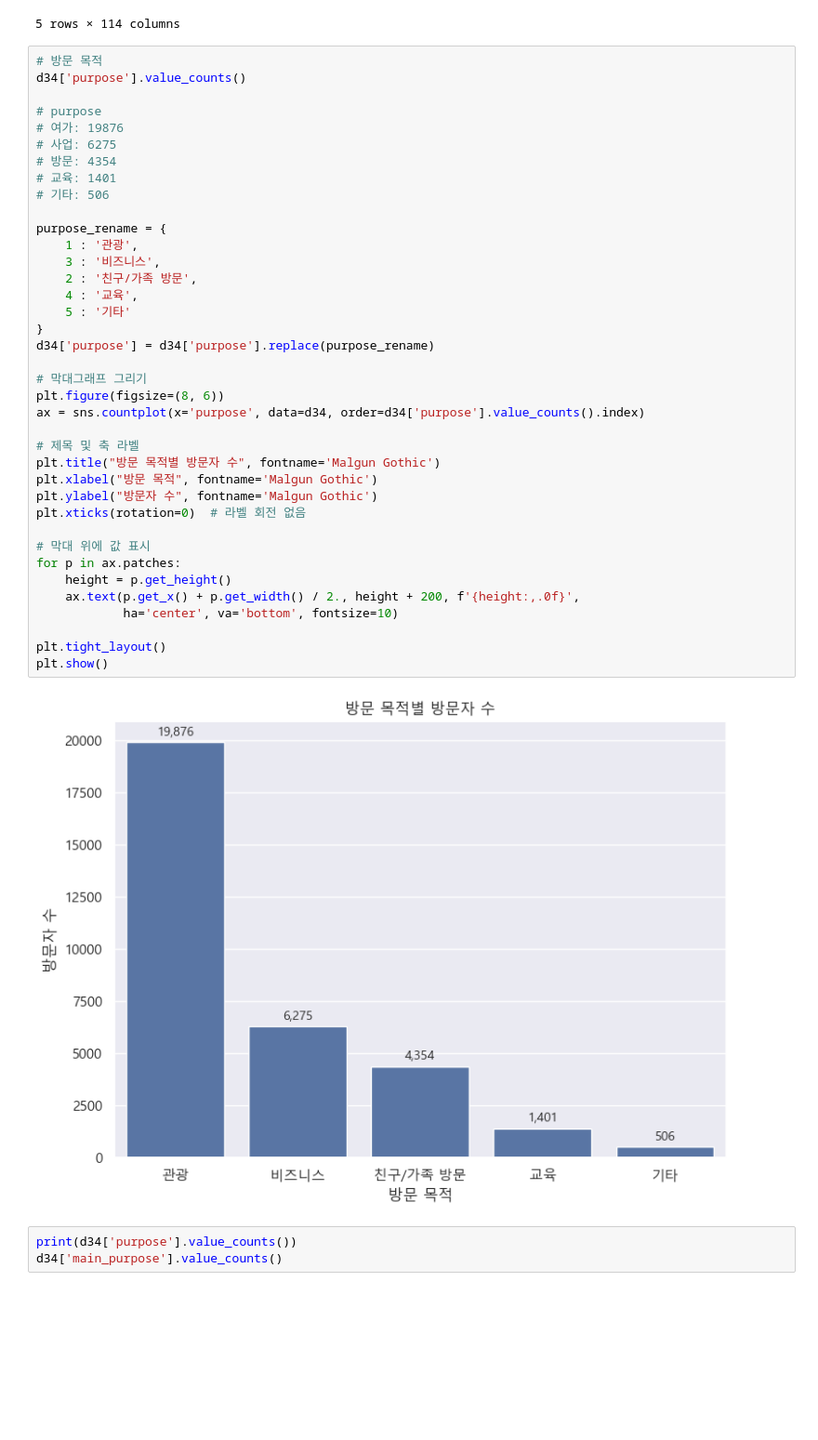
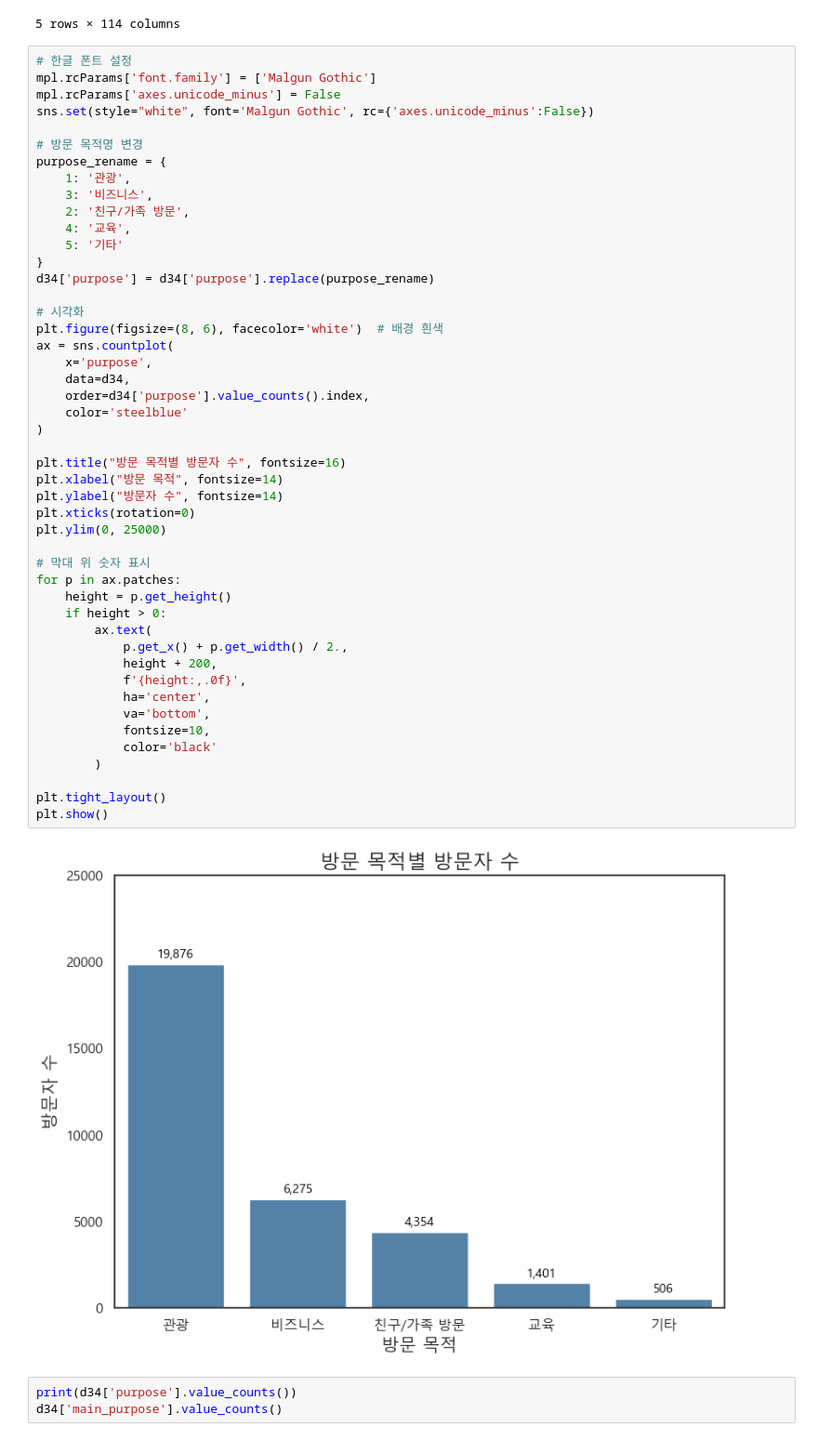
Before and after one commit to tamx2y/wellness_tour, a Jupyter notebook: 02_infoaccess/05_descriptive statistics.ipynb, the cells around one changed output. Shown at 93% size. Drawn from its saved outputs; the diff is of its cells as text; blank space fills up the shorter version.

```diff
--- a/02_infoaccess/05_descriptive statistics.ipynb
+++ b/02_infoaccess/05_descriptive statistics.ipynb
@@ -31,45 +31,54 @@ d34.head() # 110 columns
 | 4 | 4 | 11 | 3 | 4 | 5.0 | 5.0 | NaN | 5.0 | ... |
 5 rows × 114 columns
 # %%
-# 방문 목적
-d34['purpose'].value_counts()
+# 한글 폰트 설정
+mpl.rcParams['font.family'] = ['Malgun Gothic']
+mpl.rcParams['axes.unicode_minus'] = False
+sns.set(style="white", font='Malgun Gothic', rc={'axes.unicode_minus':False})
 
-# purpose
-# 여가: 19876
-# 사업: 6275
-# 방문: 4354
-# 교육: 1401
-# 기타: 506
-
+# 방문 목적명 변경
 purpose_rename = {
-    1 : '관광',
-    3 : '비즈니스',
-    2 : '친구/가족 방문',
-    4 : '교육',
-    5 : '기타'
+    1: '관광',
+    3: '비즈니스',
+    2: '친구/가족 방문',
+    4: '교육',
+    5: '기타'
 }
 d34['purpose'] = d34['purpose'].replace(purpose_rename)
 
-# 막대그래프 그리기
-plt.figure(figsize=(8, 6))
-ax = sns.countplot(x='purpose', data=d34, order=d34['purpose'].value_counts().index)
+# 시각화
+plt.figure(figsize=(8, 6), facecolor='white')  # 배경 흰색
+ax = sns.countplot(
+    x='purpose',
+    data=d34,
+    order=d34['purpose'].value_counts().index,
+    color='steelblue'
+)
 
-# 제목 및 축 라벨
-plt.title("방문 목적별 방문자 수", fontname='Malgun Gothic')
-plt.xlabel("방문 목적", fontname='Malgun Gothic')
-plt.ylabel("방문자 수", fontname='Malgun Gothic')
-plt.xticks(rotation=0)  # 라벨 회전 없음
+plt.title("방문 목적별 방문자 수", fontsize=16)
+plt.xlabel("방문 목적", fontsize=14)
+plt.ylabel("방문자 수", fontsize=14)
+plt.xticks(rotation=0)
+plt.ylim(0, 25000)
 
-# 막대 위에 값 표시
+# 막대 위 숫자 표시
 for p in ax.patches:
     height = p.get_height()
-    ax.text(p.get_x() + p.get_width() / 2., height + 200, f'{height:,.0f}',
-            ha='center', va='bottom', fontsize=10)
+    if height > 0:
+        ax.text(
+            p.get_x() + p.get_width() / 2.,
+            height + 200,
+            f'{height:,.0f}',
+            ha='center',
+            va='bottom',
+            fontsize=10,
+            color='black'
+        )
 
 plt.tight_layout()
 plt.show()
 # %% [output]
-[figure, old version]
+[figure, new version]
 # %%
 print(d34['purpose'].value_counts())
 d34['main_purpose'].value_counts()
```
Also changed, not shown: parts of 8 cells of this notebook, 8 other files.
